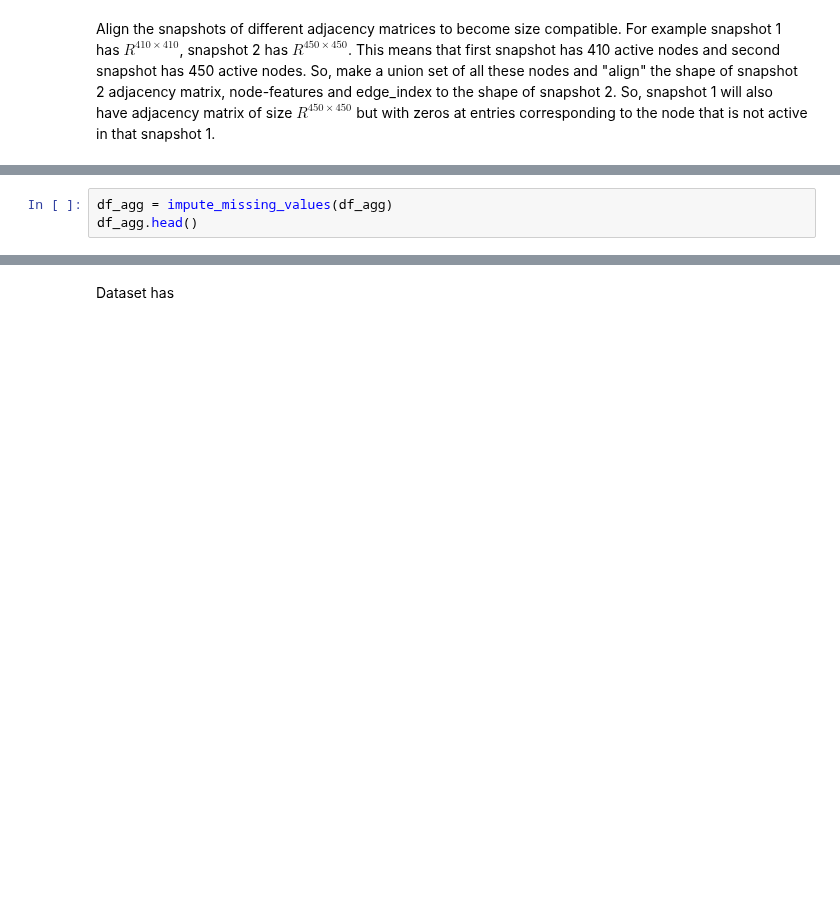
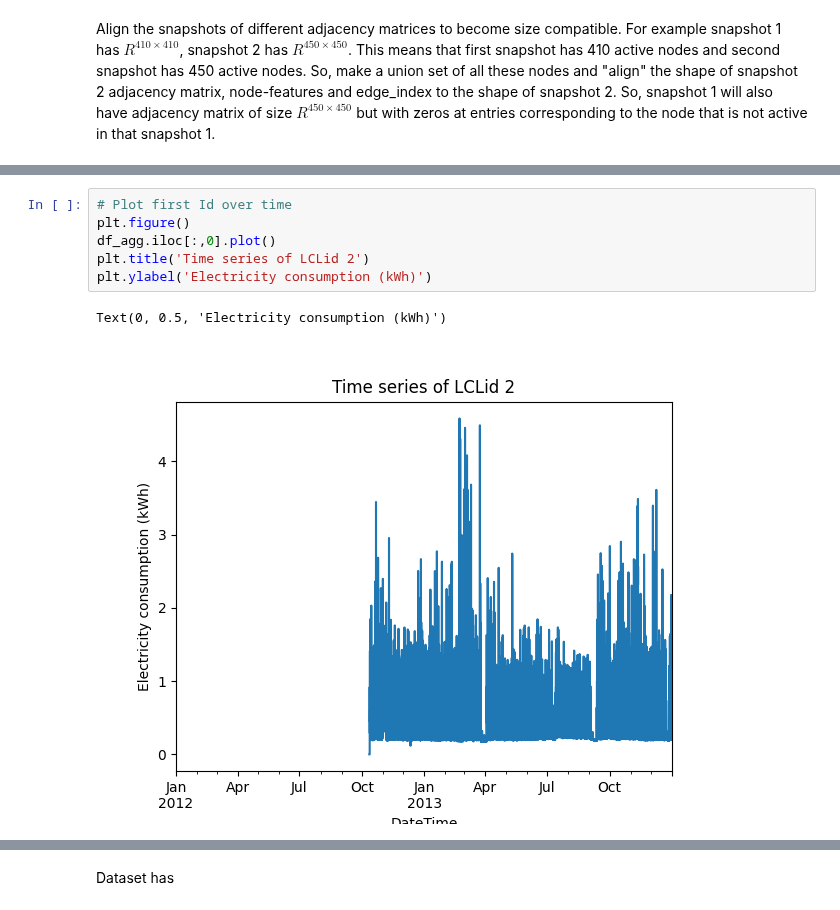
Before and after one commit to spetznick/ml4gd-project-group-3, a Jupyter notebook: Static Graph Forecasting.ipynb, the cells around one changed output, grey strips where cells are left out. Cells and saved outputs as stored; diff of their text form; blank space fills up the shorter version.

```diff
--- a/Static Graph Forecasting.ipynb
+++ b/Static Graph Forecasting.ipynb
@@ -202,3 +311,0 @@ def impute_missing_values(df: pd.DataFrame) -> pd.DataFrame:
-# %%
-df_agg = impute_missing_values(df_agg)
-df_agg.head()
@@ -213,0 +325,9 @@ df_agg.head()
+# %%
+# Plot first Id over time
+plt.figure()
+df_agg.iloc[:,0].plot()
+plt.title('Time series of LCLid 2')
+plt.ylabel('Electricity consumption (kWh)')
+# %% [output]
+Text(0, 0.5, 'Electricity consumption (kWh)')
+[figure, added]
```
Also changed, not shown: parts of 46 cells of this notebook, 3 other files.
